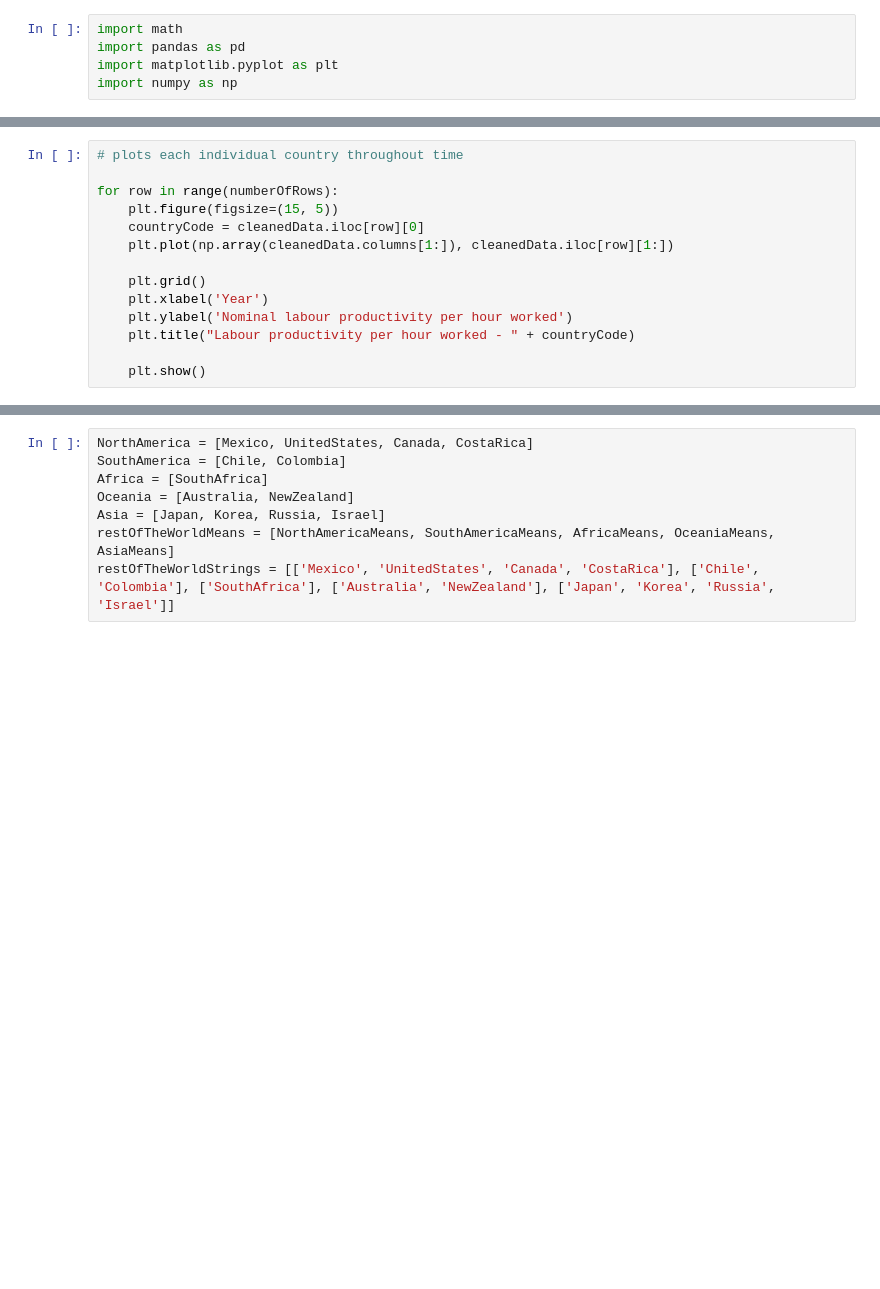
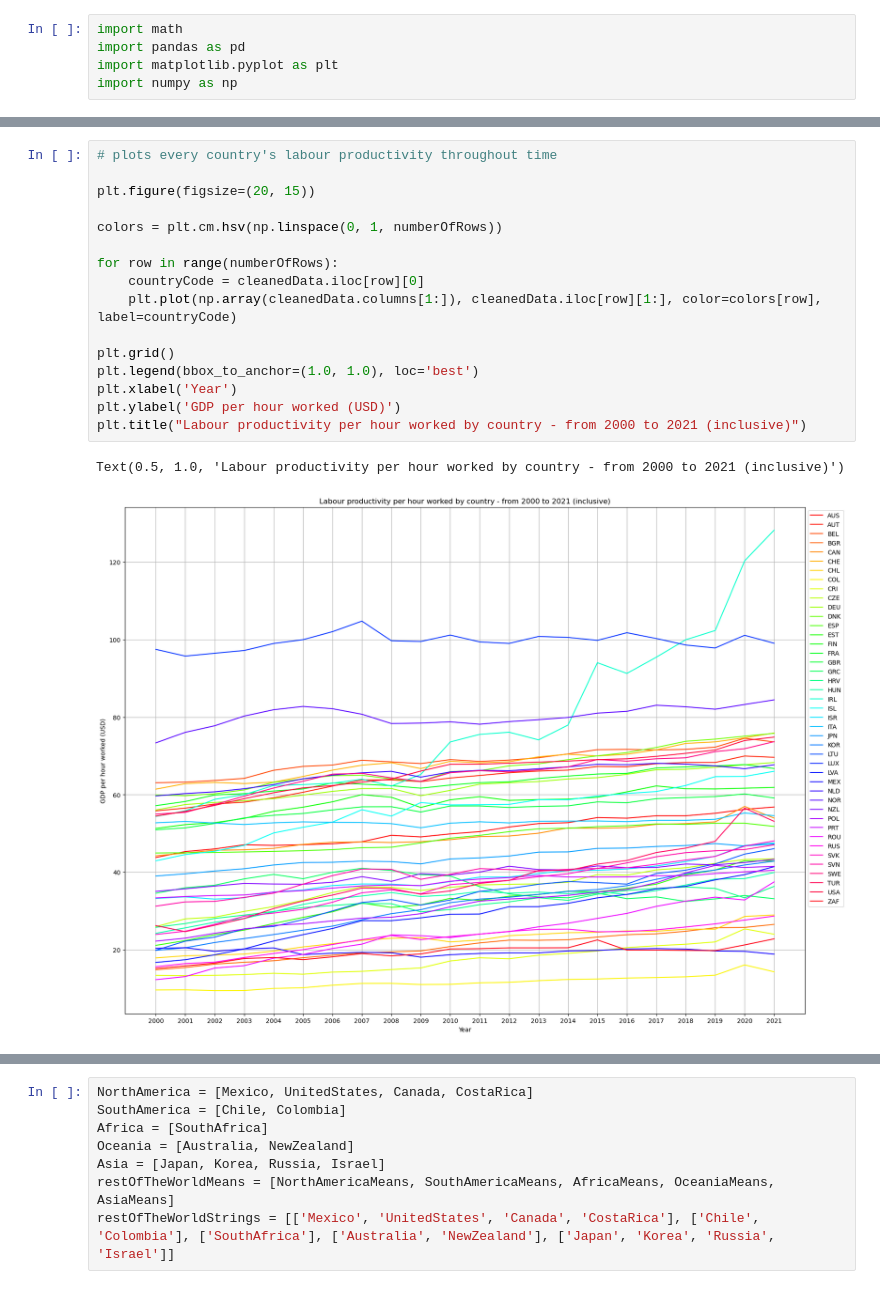
Before and after one commit to JoanneLin168/ADS-European-Productivity, a Jupyter notebook: Notebooks/gdpDataset.ipynb, the cells around one changed output, grey strips where cells are left out. Saved outputs shown, nothing was run; the diff lists cells and outputs as text; blank space fills up the shorter version.

```diff
--- a/Notebooks/gdpDataset.ipynb
+++ b/Notebooks/gdpDataset.ipynb
@@ -252,14 +5,0 @@ Text(0.5, 1.0, 'Labour productivity per hour worked')
-# %%
-# plots each individual country throughout time
-
-for row in range(numberOfRows):
-    plt.figure(figsize=(15, 5))
-    countryCode = cleanedData.iloc[row][0]
-    plt.plot(np.array(cleanedData.columns[1:]), cleanedData.iloc[row][1:])
-
-    plt.grid()
-    plt.xlabel('Year')
-    plt.ylabel('Nominal labour productivity per hour worked')
-    plt.title("Labour productivity per hour worked - " + countryCode)
-
-    plt.show()
@@ -503,0 +87,19 @@ plt.show()
+# %%
+# plots every country's labour productivity throughout time
+
+plt.figure(figsize=(20, 15))
+
+colors = plt.cm.hsv(np.linspace(0, 1, numberOfRows))
+
+for row in range(numberOfRows):
+    countryCode = cleanedData.iloc[row][0]
+    plt.plot(np.array(cleanedData.columns[1:]), cleanedData.iloc[row][1:], color=colors[row], label=countryCode)
+
+plt.grid()
+plt.legend(bbox_to_anchor=(1.0, 1.0), loc='best')
+plt.xlabel('Year')
+plt.ylabel('GDP per hour worked (USD)')
+plt.title("Labour productivity per hour worked by country - from 2000 to 2021 (inclusive)")
+# %% [output]
+Text(0.5, 1.0, 'Labour productivity per hour worked by country - from 2000 to 2021 (inclusive)')
+[figure, added]
```
Also changed, not shown: parts of 52 cells of this notebook, 7 other files.
